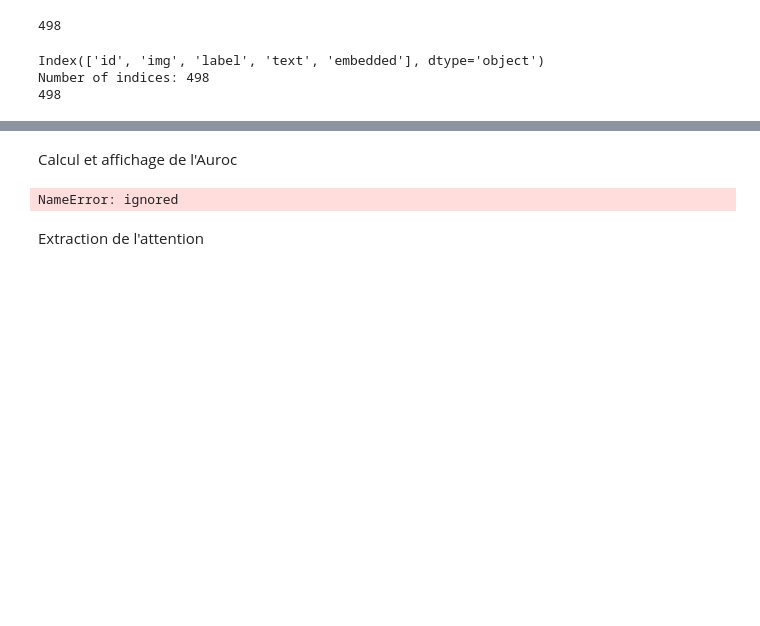
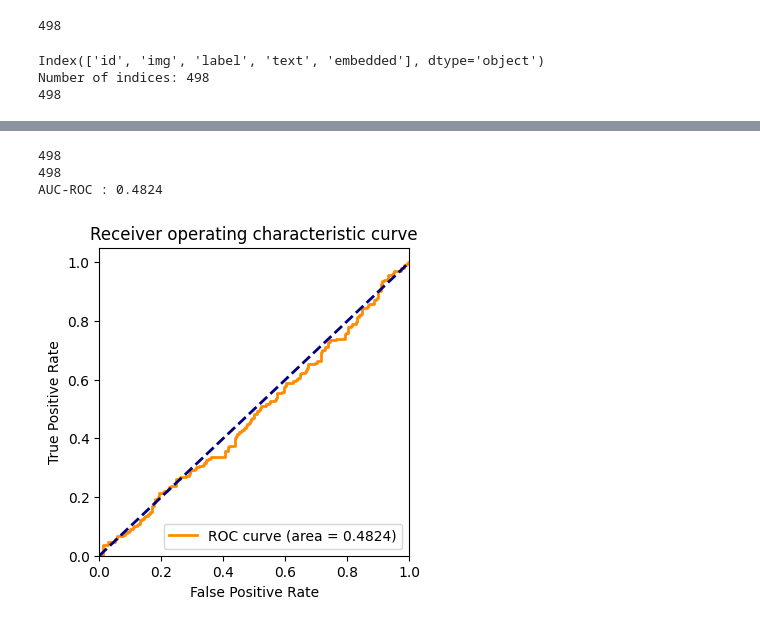
Before and after one commit to hlmth/statsapp, a Jupyter notebook: training.ipynb, the cells around one changed output, grey strips where cells are left out. Drawn from its saved outputs; the diff is of its cells as text; code cells hidden in the pictures; blank space fills up the shorter version.

```diff
--- a/training.ipynb
+++ b/training.ipynb
@@ -191,0 +251,8 @@ df_train = df_train.reset_index(drop=True)
+# %%
+from sklearn.model_selection import train_test_split
+
+train_df, valid_df = train_test_split(df_train, test_size=1000, random_state=42)
+
+# Verify the sizes of the datasets
+print(f'Train dataset size: {len(train_df)}')
+print(f'Validation dataset size: {len(valid_df)}')
@@ -192,5 +262,10 @@ df_train = df_train.reset_index(drop=True)
+# %%
+train_df = train_df.reset_index(drop=True)
+valid_df = valid_df.reset_index(drop=True)
 # %%
-train_dataset = MyDataset(df_train)
-print(len(train_dataset))  # should print the length of your train data
+train_dataset = MyDataset(train_df)
+print(len(train_dataset))
+valid_dataset = MyDataset(valid_df)
+print(len(valid_dataset))
 # %% [output]
 Index(['id', 'img', 'label', 'text', 'embedded'], dtype='object')
@@ -199,3 +277,3 @@ Number of indices: 8464
 # %%
-train(model, tokenizer, train_dataset, optimizer, criterion, device, batch_size=16, epochs=10)
+train(model, tokenizer, train_dataset, valid_dataset, optimizer, criterion, device, batch_size=16, epochs=10, patience=5, dropout=0.0)
 # %% [output]
@@ -231,5 +303,3 @@ Test loss: 1.0460 - Test accuracy: 0.5293
-# %% [markdown]
-Calcul et affichage de l'Auroc
 # %%
 import numpy as np
 import torch
@@ -242,54 +312,53 @@ test_loader = DataLoader(test_dataset, batch_size=32, shuffle=False, drop_last=F
 model.eval()
 with torch.no_grad():
     y_pred = []
     y_true = []
 
     for batch in test_loader:
-        try :
-              text, label, embedded = batch
-              text_encoded = tokenizer(text, return_tensors='pt', padding=True, truncation=True)
-              text_encoded = {k: v.to(device) for k, v in text_encoded.items()}
-              label = label.float().unsqueeze(1).to(device)
-              inputs_ids=text_encoded['input_ids'].to(device)
-              visual_embeds = embedded.to(device)
-              attention_mask = text_encoded['attention_mask'].to(device)
-              outputs, attentions = model(input_ids=inputs_ids, attention_mask=attention_mask, visual_embeds=visual_embeds)
-              outputs_cpu=outputs[0:].cpu()
-              label_cpu=label[0:].cpu()
-              #print(outputs[0:])
-              y_pred.extend(outputs_cpu.numpy())
-              y_true.extend(label_cpu.numpy())
-              pred_labels = torch.round(outputs[0]) # round the probabilities to obtain predicted labels
-              correct_preds = (pred_labels == label).sum().item() # count the number of correct predictions
+          text, label, embedded = batch
+          text_encoded = tokenizer(text, return_tensors='pt', padding=True, truncation=True)
+          text_encoded = {k: v.to(device) for k, v in text_encoded.items()}
+          label = label.float().unsqueeze(1).to(device)
+          inputs_ids=text_encoded['input_ids'].to(device)
+          visual_embeds = embedded.to(device)
+          attention_mask = text_encoded['attention_mask'].to(device)
+          outputs, attentions = model(input_ids=inputs_ids, attention_mask=attention_mask, visual_embeds=visual_embeds)
+          outputs_cpu=outputs[0:].cpu()
+          label_cpu=label[0:].cpu()
+          #print(outputs[0:])
+          y_pred.extend(outputs_cpu.numpy())
+          y_true.extend(label_cpu.numpy())
+          pred_labels = torch.round(outputs[0]) # round the probabilities to obtain predicted labels
+          correct_preds = (pred_labels == label).sum().item() # count the number of correct predictions
 
-        except :
-              continue
+
 print(len(y_pred))
 print(len(y_true))
 # Calculer l'AUC-ROC
 
 auc_roc = roc_auc_score(y_true, y_pred)
 print("AUC-ROC : {:.4f}".format(auc_roc))
 
 # Calculer la courbe ROC
 fpr, tpr, _ = roc_curve(y_true, y_pred)
 roc_auc = auc(fpr, tpr)
 
 # Tracer la courbe ROC
 plt.figure(figsize=(4,4))
 plt.plot(fpr, tpr, color='darkorange', lw=2, label='ROC curve (area = %0.4f)' % roc_auc)
 plt.plot([0, 1], [0, 1], color='navy', lw=2, linestyle='--')
 plt.xlim([0.0, 1.0])
 plt.ylim([0.0, 1.05])
 plt.xlabel('False Positive Rate')
 plt.ylabel('True Positive Rate')
 plt.title('Receiver operating characteristic curve')
 plt.legend(loc="lower right")
 plt.show()
 # %% [output]
-NameError: ignored
+498
+498
+AUC-ROC : 0.4824
+[figure, added]
-# %% [markdown]
-Extraction de l'attention
 # %%
   model.to(device)
   with torch.no_grad():
```
Also changed, not shown: parts of 16 cells of this notebook.
